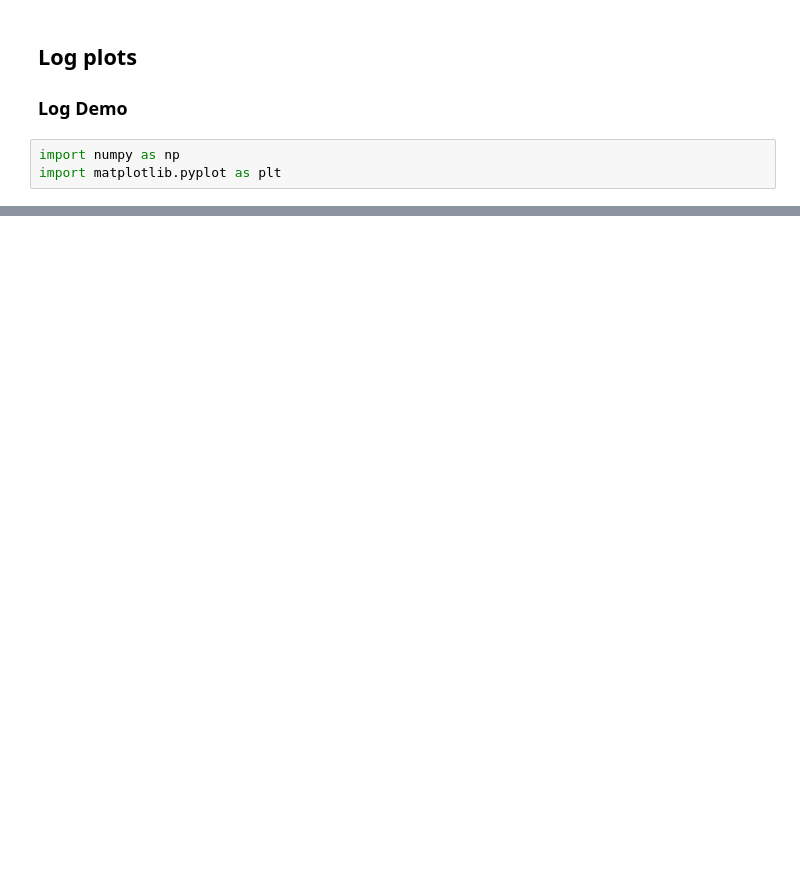
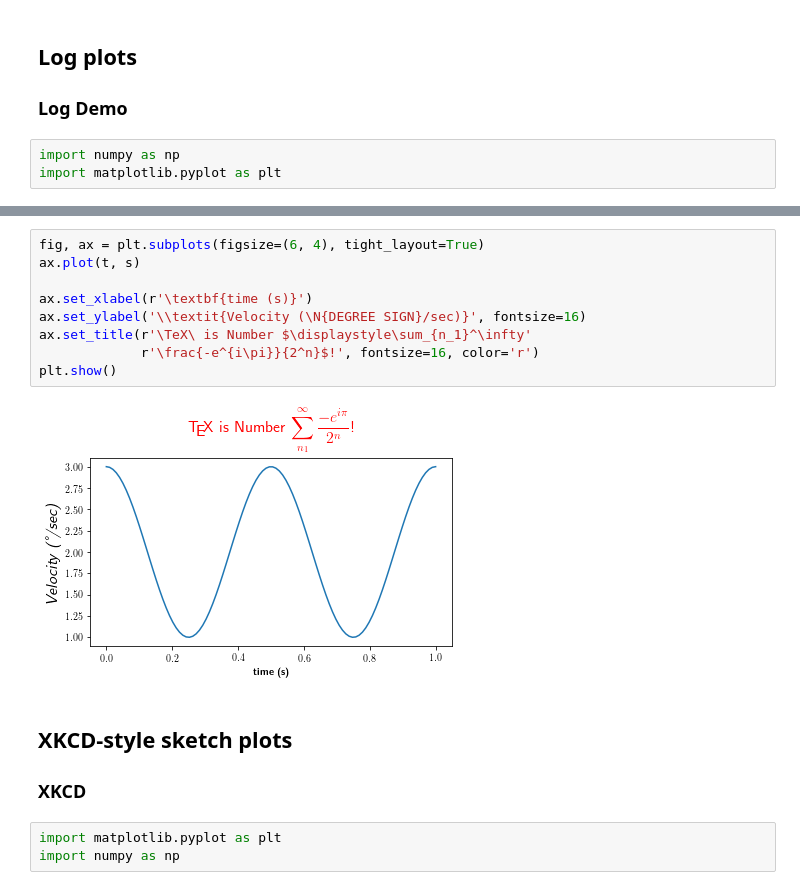
Before and after one commit to furukawa-laboratory/workout_report_2019, a Jupyter notebook: trainee/yamauchi/Drawing_with_matplotlib_02.ipynb, the cells around one changed output, grey strips where cells are left out. Cells and saved outputs as stored; diff of their text form; blank space fills up the shorter version.

```diff
--- a/trainee/yamauchi/Drawing_with_matplotlib_02.ipynb
+++ b/trainee/yamauchi/Drawing_with_matplotlib_02.ipynb
@@ -787,0 +865,17 @@ ax1.grid()
+# %%
+fig, ax = plt.subplots(figsize=(6, 4), tight_layout=True)
+ax.plot(t, s)
+
+ax.set_xlabel(r'\textbf{time (s)}')
+ax.set_ylabel('\\textit{Velocity (\N{DEGREE SIGN}/sec)}', fontsize=16)
+ax.set_title(r'\TeX\ is Number $\displaystyle\sum_{n_1}^\infty'
+             r'\frac{-e^{i\pi}}{2^n}$!', fontsize=16, color='r')
+plt.show()
+# %% [output]
+[figure, added]
+# %% [markdown]
+## XKCD-style sketch plots
+### XKCD
+# %%
+import matplotlib.pyplot as plt
+import numpy as np
```
Also changed, not shown: parts of 14 cells of this notebook.
